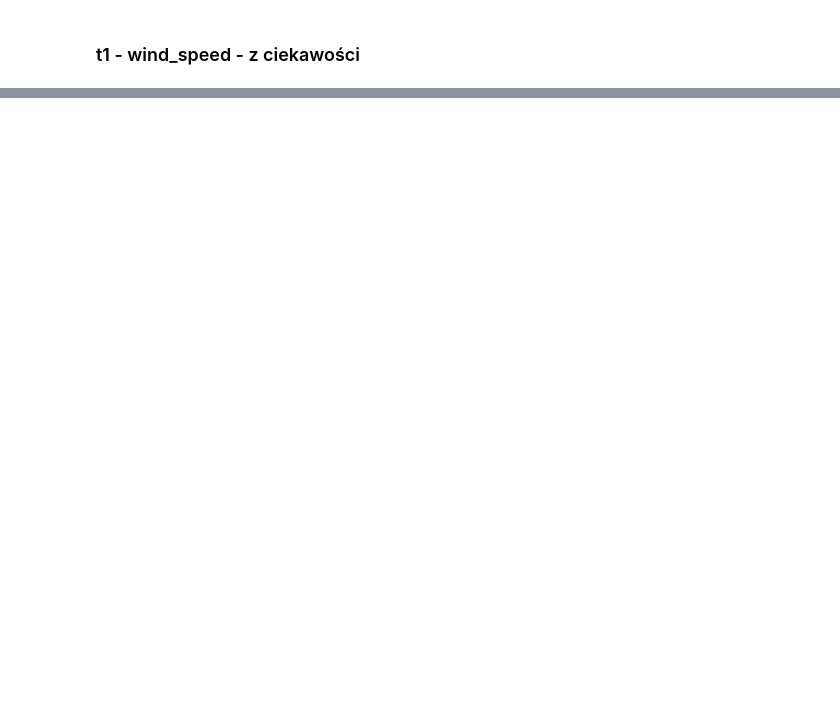
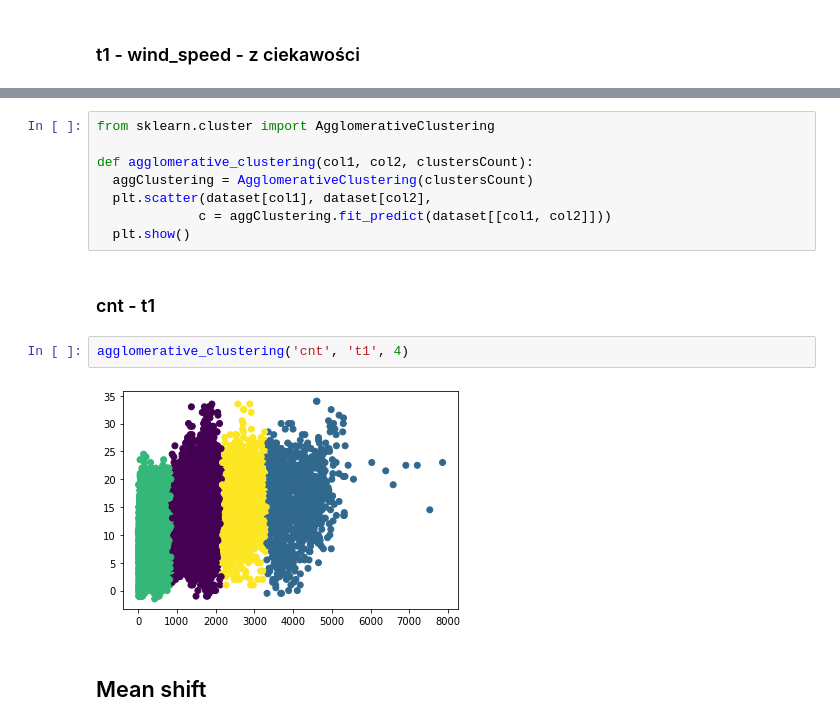
Before and after one commit to hubert-mazur/bike_sharing_data_exploration, a Jupyter notebook: project.ipynb, the cells around one changed output, grey strips where cells are left out. Drawn from its saved outputs; the diff is of its cells as text; blank space fills up the shorter version.

```diff
--- a/project.ipynb
+++ b/project.ipynb
@@ -532,0 +548,16 @@ kmeans_clustering('t1', 'wind_speed', 4)
+# %%
+from sklearn.cluster import AgglomerativeClustering
+
+def agglomerative_clustering(col1, col2, clustersCount):
+  aggClustering = AgglomerativeClustering(clustersCount)
+  plt.scatter(dataset[col1], dataset[col2],
+             c = aggClustering.fit_predict(dataset[[col1, col2]]))
+  plt.show()
+# %% [markdown]
+### cnt - t1
+# %%
+agglomerative_clustering('cnt', 't1', 4)
+# %% [output]
+[figure, added]
+# %% [markdown]
+## Mean shift
```
Also changed, not shown: parts of 13 cells of this notebook.
